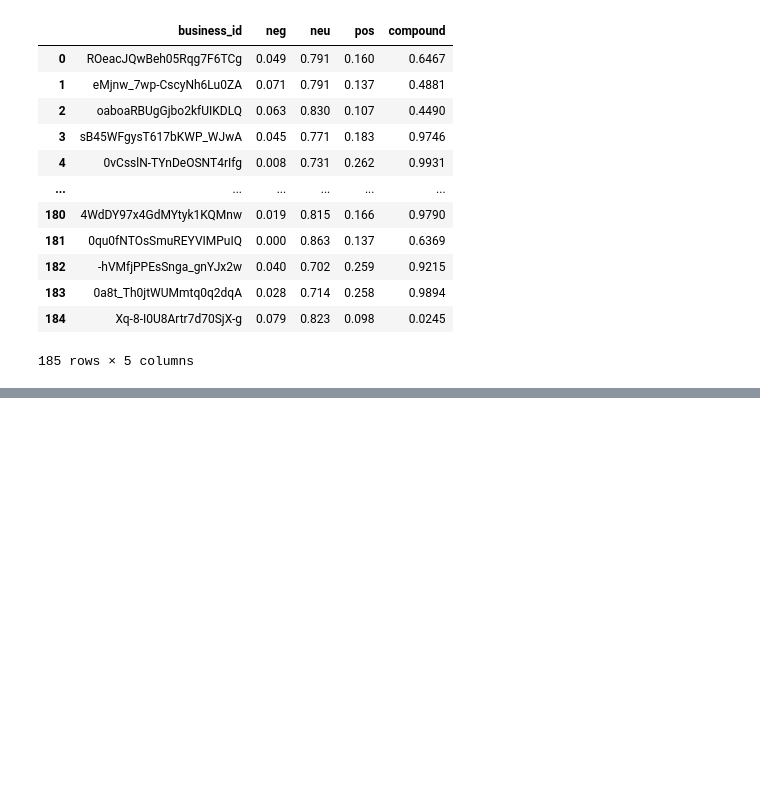
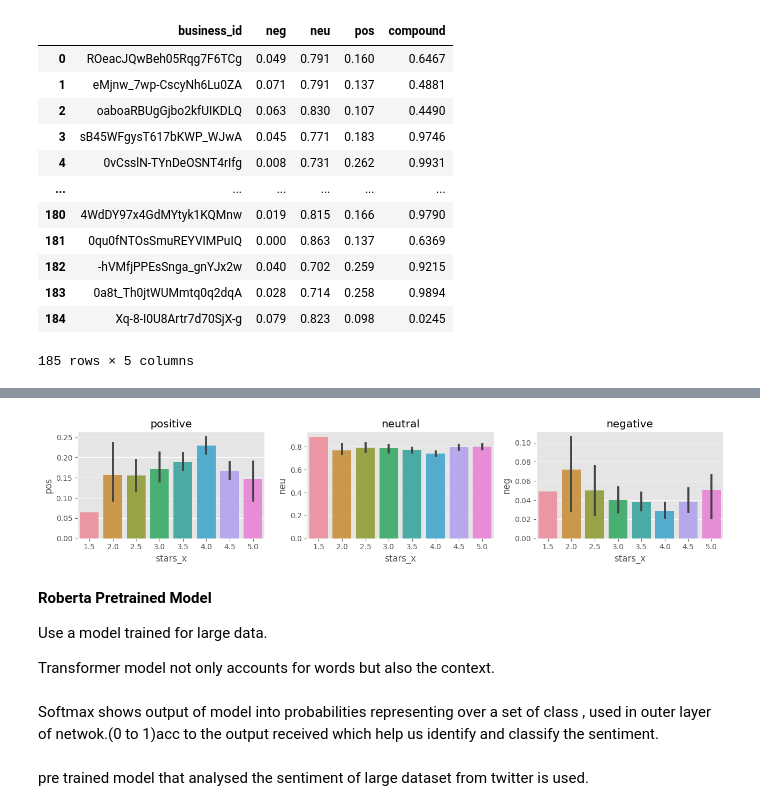
Before and after one commit to apexapaudel484/Event-recommendation, a Jupyter notebook: sentiment-analysis.ipynb, the cells around one changed output, grey strips where cells are left out. Cells and saved outputs as stored; diff of their text form; code cells hidden in the pictures; blank space fills up the shorter version.

Commit message:
Kaggle Notebook | sentiment analysis | trying roberta model

```diff
--- a/sentiment-analysis.ipynb
+++ b/sentiment-analysis.ipynb
@@ -320,0 +323,19 @@ plt.show()
+# %%
+fig,axs=plt.subplots(1,3,figsize=(13,3))
+
+sns.barplot(data=new_df,x="stars_x",y='pos',ax=axs[0])
+sns.barplot(data=new_df,x="stars_x",y='neu',ax=axs[1])
+sns.barplot(data=new_df,x="stars_x",y='neg',ax=axs[2])
+axs[0].set_title("positive")
+axs[1].set_title("neutral")
+axs[2].set_title("negative")
+plt.tight_layout()
+plt.show()
+# %% [output]
+[figure, added]
+# %% [markdown]
+**Roberta Pretrained Model**
+
+Use a model trained for large data.
+
+Transformer model not only accounts for words but also the context.
@@ -320,0 +346,4 @@ plt.show()
+# %% [markdown]
+Softmax shows output of model into probabilities representing over a set of class , used in outer layer of netwok.(0 to 1)acc to the output received which help us identify and classify the sentiment.
+# %% [markdown]
+pre trained model that analysed the sentiment of large dataset from twitter is used.
```
Also changed, not shown: parts of 7 cells of this notebook.
